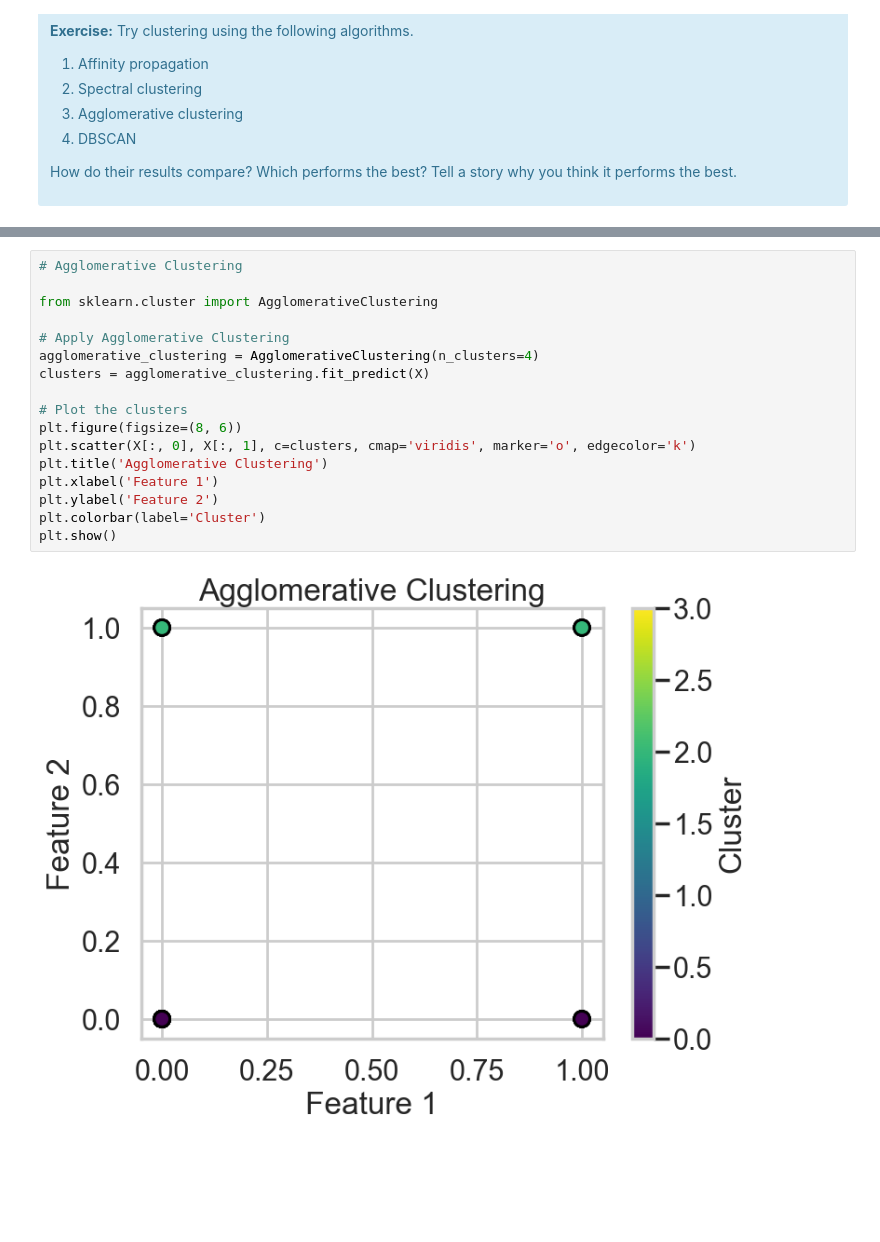
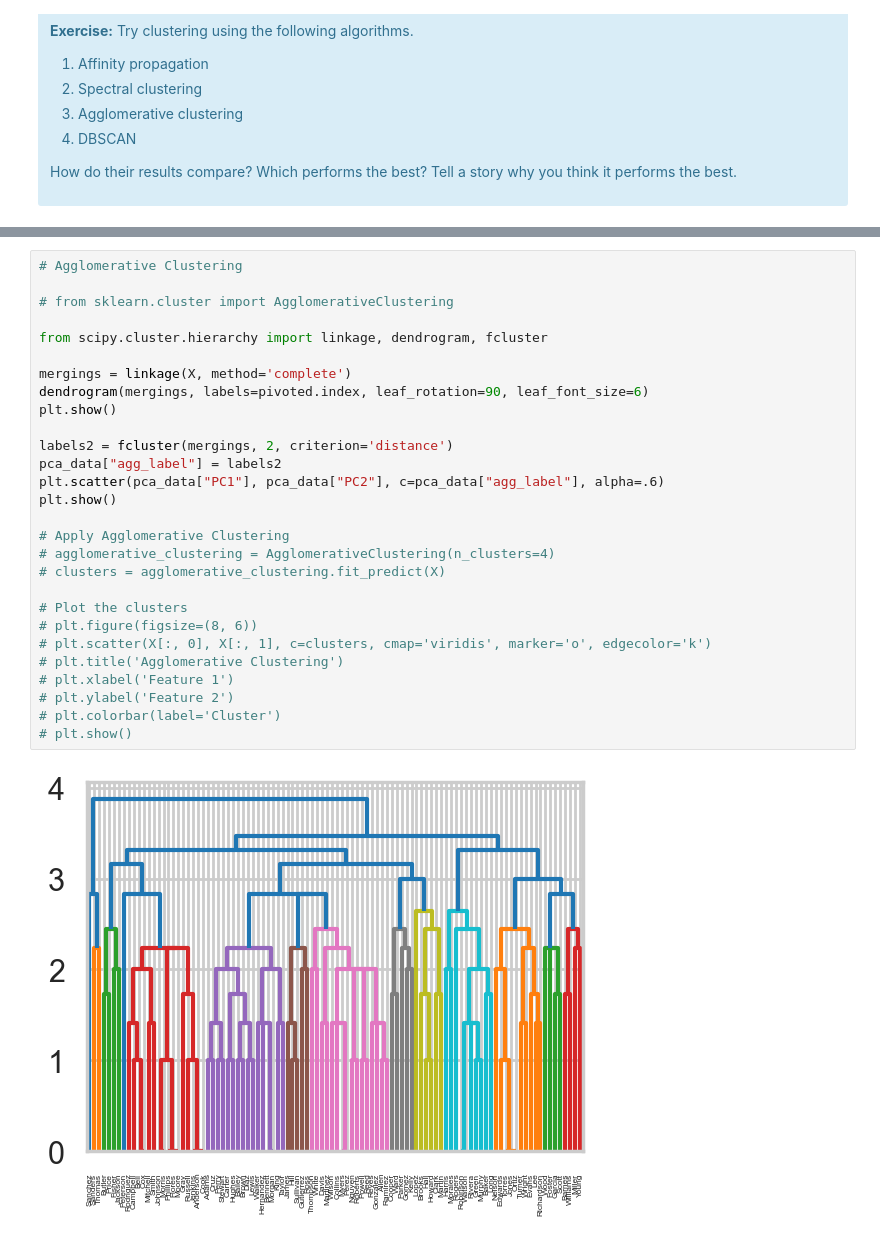
Before and after one commit to Zippart/Clustering-Case-Study, a Jupyter notebook: Clustering Case Study - Customer Segmentation with K-Means - Tier 3.ipynb, the cells around one changed output, grey strips where cells are left out. Drawn from its saved outputs; the diff is of its cells as text; blank space fills up the shorter version.

```diff
--- a/Clustering Case Study - Customer Segmentation with K-Means - Tier 3.ipynb
+++ b/Clustering Case Study - Customer Segmentation with K-Means - Tier 3.ipynb
@@ -651,19 +687,30 @@ plt.show()
 # %%
 # Agglomerative Clustering
 
-from sklearn.cluster import AgglomerativeClustering
+# from sklearn.cluster import AgglomerativeClustering
+
+from scipy.cluster.hierarchy import linkage, dendrogram, fcluster
+
+mergings = linkage(X, method='complete')
+dendrogram(mergings, labels=pivoted.index, leaf_rotation=90, leaf_font_size=6)
+plt.show()
+
+labels2 = fcluster(mergings, 2, criterion='distance')
+pca_data["agg_label"] = labels2
+plt.scatter(pca_data["PC1"], pca_data["PC2"], c=pca_data["agg_label"], alpha=.6)
+plt.show()
 
 # Apply Agglomerative Clustering
-agglomerative_clustering = AgglomerativeClustering(n_clusters=4)
-clusters = agglomerative_clustering.fit_predict(X)
+# agglomerative_clustering = AgglomerativeClustering(n_clusters=4)
+# clusters = agglomerative_clustering.fit_predict(X)
 
 # Plot the clusters
-plt.figure(figsize=(8, 6))
-plt.scatter(X[:, 0], X[:, 1], c=clusters, cmap='viridis', marker='o', edgecolor='k')
-plt.title('Agglomerative Clustering')
-plt.xlabel('Feature 1')
-plt.ylabel('Feature 2')
-plt.colorbar(label='Cluster')
-plt.show()
+# plt.figure(figsize=(8, 6))
+# plt.scatter(X[:, 0], X[:, 1], c=clusters, cmap='viridis', marker='o', edgecolor='k')
+# plt.title('Agglomerative Clustering')
+# plt.xlabel('Feature 1')
+# plt.ylabel('Feature 2')
+# plt.colorbar(label='Cluster')
+# plt.show()
 # %% [output]
-[figure, old version]
+[figure, new version]
```
Also changed, not shown: parts of 12 cells of this notebook.
